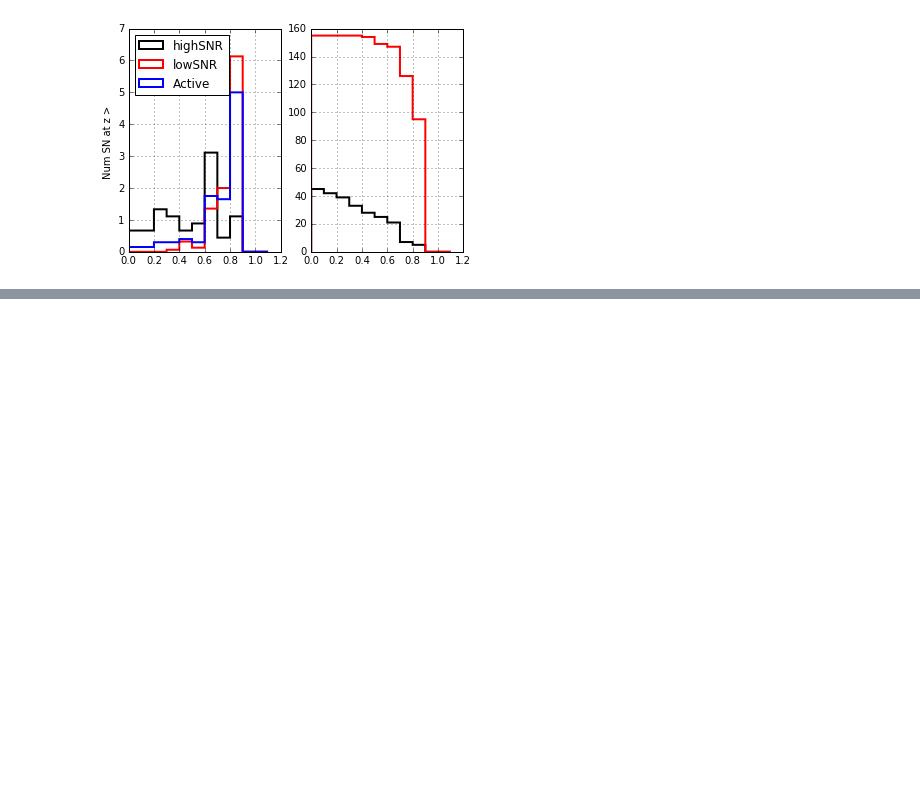
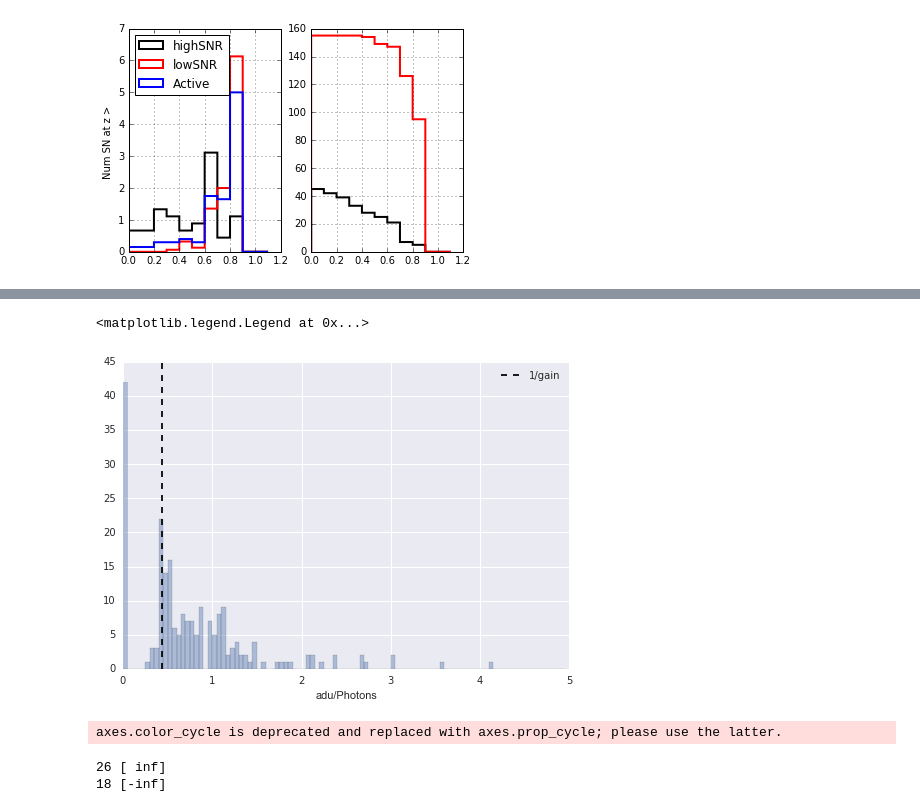
Before and after one commit to lsst-sims/legacy_sims_catUtils, a Jupyter notebook: examples/Using_SNModels_dbObj.ipynb, the cells around one changed output, grey strips where cells are left out. Drawn from its saved outputs; the diff is of its cells as text; code cells hidden in the pictures; blank space fills up the shorter version.

```diff
--- a/examples/Using_SNModels_dbObj.ipynb
+++ b/examples/Using_SNModels_dbObj.ipynb
@@ -286,2 +388,4 @@ phosimOuta.set_index('snid', inplace=True)
 # %%
 df['ratio'] = df.adu / phosimOuta.Photons
+# %%
+df['Photons'] = phosimOuta.Photons
@@ -287,0 +413,11 @@ df['ratio'] = df.adu / phosimOuta.Photons
+# %%
+fig, ax = plt.subplots()
+sns.distplot(df.ratio.replace([-np.inf, np.inf],np.nan).dropna(), bins=np.arange(0.0, 5., 0.05),
+             rug_kws=False,kde=False, norm_hist=False).set_xlim(0,)
+#ax.hist(df.ratio.replace([-np.inf, np.inf],np.nan).dropna() ,bins=np.arange(0., 5, 0.05))
+ax.axvline(1./2.3, color='k', **{'label':'1/gain', 'linestyle':'dashed'})
+ax.set_xlabel('adu/Photons')
+ax.legend(loc='best')
+# %% [output]
+<matplotlib.legend.Legend at 0x...>
+[figure, added]
@@ -287,0 +426,11 @@ df['ratio'] = df.adu / phosimOuta.Photons
+# %%
+import seaborn as sns
+sns.set()
+# %% [output]
+axes.color_cycle is deprecated and replaced with axes.prop_cycle; please use the latter.
+# %%
+print len(df.query('ratio > 10000')), df.query('ratio > 10000').ratio.unique()
+print len(df.query('ratio < -10000')), df.query('ratio < -10000').ratio.unique()
+# %% [output]
+26 [ inf]
+18 [-inf]
```
Also changed, not shown: parts of 31 cells of this notebook, 2 other files.
